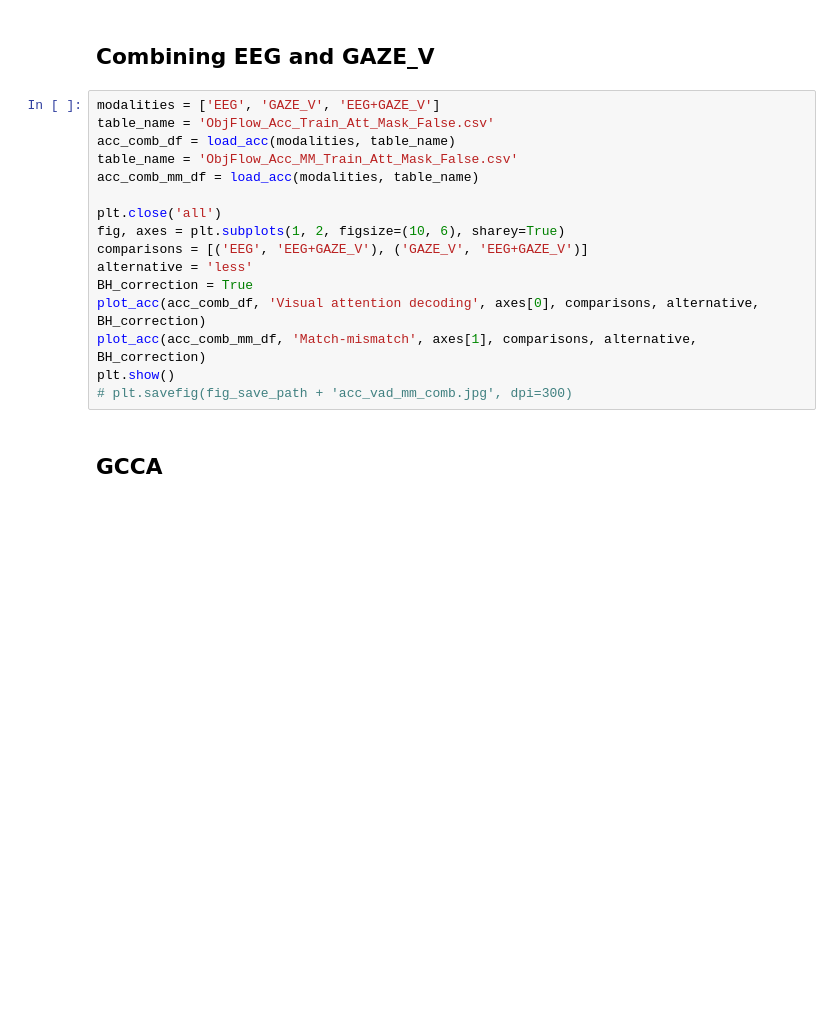
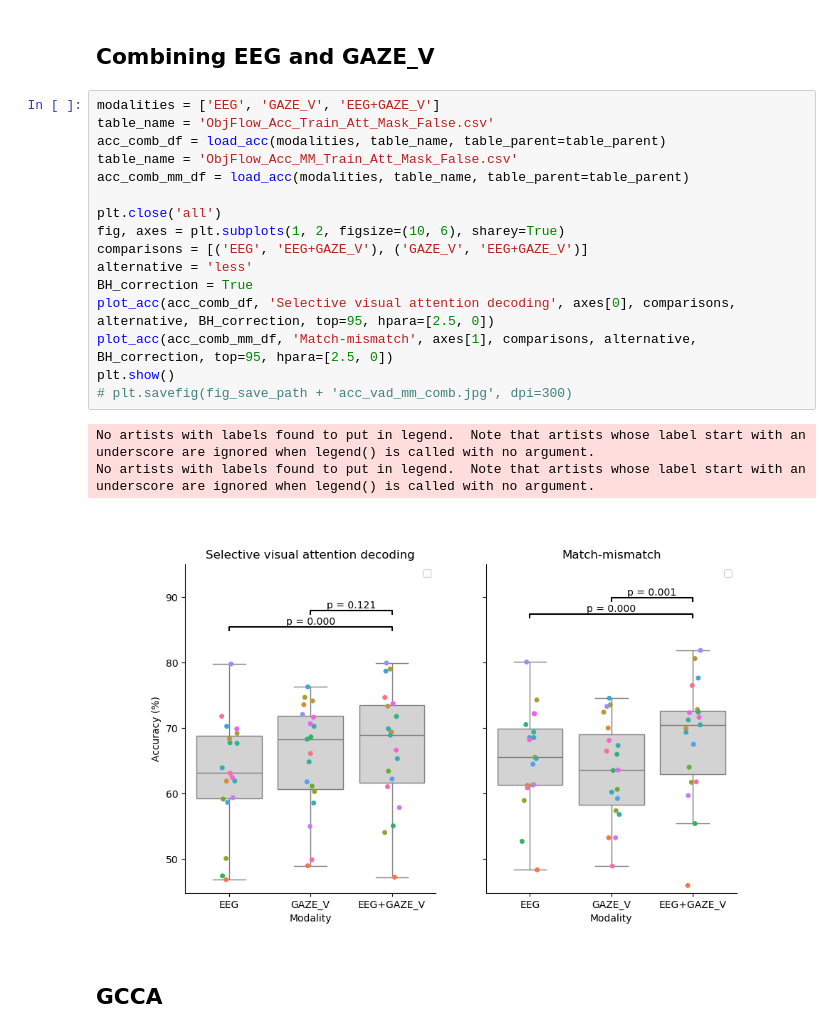
Before and after one commit to YYao-42/EEG-based_SVAD, a Jupyter notebook: Visualization.ipynb, the cells around one changed output. Cells and saved outputs as stored; diff of their text form; blank space fills up the shorter version.

```diff
--- a/Visualization.ipynb
+++ b/Visualization.ipynb
@@ -394,19 +529,23 @@ adjust_legend([ax])
 # %%
 modalities = ['EEG', 'GAZE_V', 'EEG+GAZE_V']
 table_name = 'ObjFlow_Acc_Train_Att_Mask_False.csv'
-acc_comb_df = load_acc(modalities, table_name)
+acc_comb_df = load_acc(modalities, table_name, table_parent=table_parent)
 table_name = 'ObjFlow_Acc_MM_Train_Att_Mask_False.csv'
-acc_comb_mm_df = load_acc(modalities, table_name)
+acc_comb_mm_df = load_acc(modalities, table_name, table_parent=table_parent)
 
 plt.close('all')
 fig, axes = plt.subplots(1, 2, figsize=(10, 6), sharey=True)
 comparisons = [('EEG', 'EEG+GAZE_V'), ('GAZE_V', 'EEG+GAZE_V')]
 alternative = 'less'
 BH_correction = True
-plot_acc(acc_comb_df, 'Visual attention decoding', axes[0], comparisons, alternative, BH_correction)
-plot_acc(acc_comb_mm_df, 'Match-mismatch', axes[1], comparisons, alternative, BH_correction)
+plot_acc(acc_comb_df, 'Selective visual attention decoding', axes[0], comparisons, alternative, BH_correction, top=95, hpara=[2.5, 0])
+plot_acc(acc_comb_mm_df, 'Match-mismatch', axes[1], comparisons, alternative, BH_correction, top=95, hpara=[2.5, 0])
 plt.show()
 # plt.savefig(fig_save_path + 'acc_vad_mm_comb.jpg', dpi=300)
+# %% [output]
+No artists with labels found to put in legend.  Note that artists whose label start with an underscore are ignored when legend() is called with no argument.
+No artists with labels found to put in legend.  Note that artists whose label start with an underscore are ignored when legend() is called with no argument.
+[figure, added]
 # %% [markdown]
 ## GCCA
 # %%
```
Also changed, not shown: parts of 23 cells of this notebook, 5 other files.
